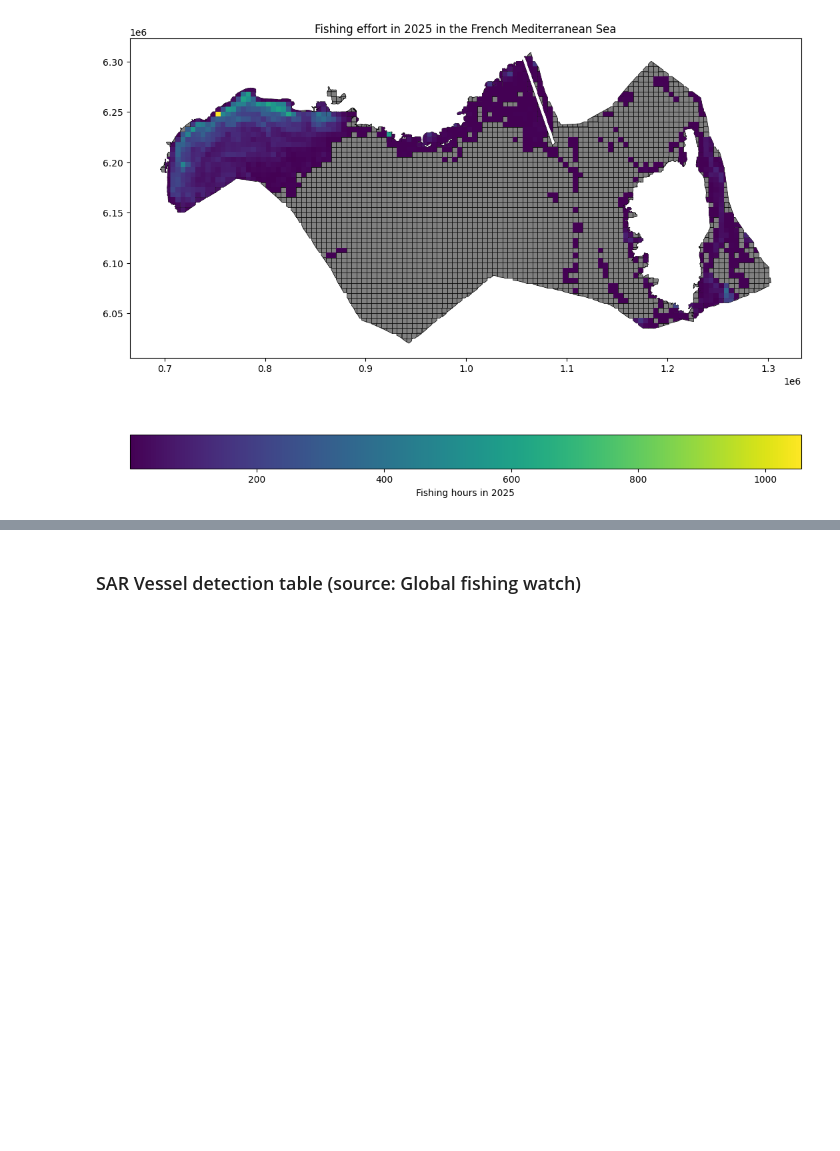
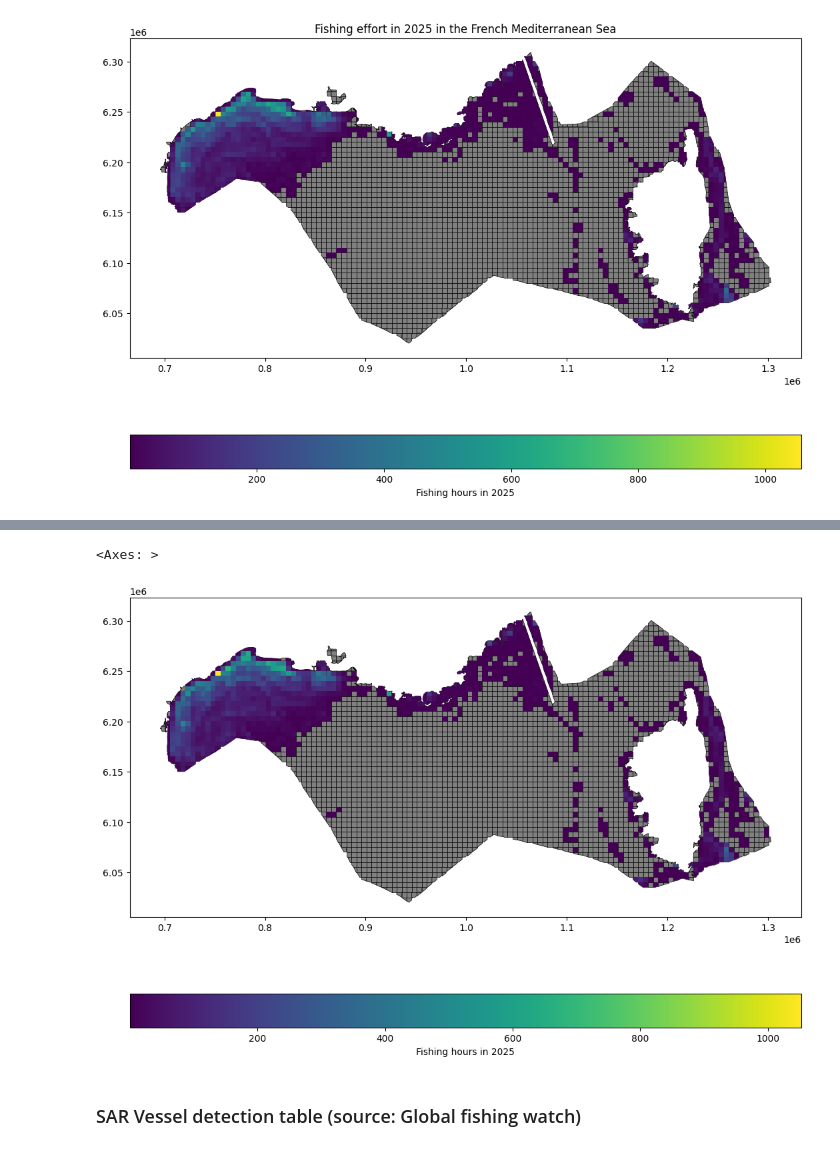
Before and after one commit to augustinlafond/marine-praxis, a Jupyter notebook: notebooks/create_grid.ipynb, the cells around one changed output, grey strips where cells are left out. Cells and saved outputs as stored; diff of their text form; code cells hidden in the pictures; blank space fills up the shorter version.

```diff
--- a/notebooks/create_grid.ipynb
+++ b/notebooks/create_grid.ipynb
@@ -359,0 +380,48 @@ fishing_activity
+# %%
+# One hot encoding the column "vessel_type". We need to to this because we'll then agregate the data to higher spatial level
+
+vessel_types = pd.get_dummies(fishing_effort_detailed_api_output['gear_type'], prefix= "vessel_type")
+
+vessel_types.columns = vessel_types.columns.str.lower()
+
+vessel_types = vessel_types.astype(int)
+
+# Adding to the dataframe the one hot encoded columns
+fishing_effort_detailed_api_output.loc[:,vessel_types.columns] = vessel_types
+fishing_effort_detailed_api_output.drop(columns="gear_type",inplace = True)
+# %%
+###### Aggregating the data ######
+# Groupby data over gfw cells
+agg_dic = {col: "sum" for col in vessel_types.columns}
+agg_dic.update({
+    "length_m": "mean",
+    "tonnage_gt": "mean",
+    "hours": "sum",
+    "area_km2_gfw_cell": "first",
+    "geometry": "first"
+})
+
+fishing_effort_detailed_api_output = fishing_effort_detailed_api_output.groupby("gfw_cell_id", as_index = False).agg(agg_dic)
+fishing_effort_detailed_api_output = gpd.GeoDataFrame(fishing_effort_detailed_api_output, geometry="geometry", crs= 2154)
+
+# Overlay with the spatial grid to crop overlapping gfw cells
+fishing_effort_detailed_api_output = fishing_effort_detailed_api_output.overlay(grid, how='intersection')
+
+# Weighting of columns based on the ratio of GFW cell area before and after overlay
+fishing_effort_detailed_api_output["intersect_grid_ratio"] = round((fishing_effort_detailed_api_output.area/1e6)/fishing_effort_detailed_api_output["area_km2_gfw_cell"],4)
+
+df_to_weigth = fishing_effort_detailed_api_output.filter(regex="vessel_type_|hours", axis = 1)
+fishing_effort_detailed_api_output[df_to_weigth.columns] = df_to_weigth.mul(fishing_effort_detailed_api_output["intersect_grid_ratio"], axis = 0)
+
+# Groupby data over grid cells
+fishing_activity_detailed = grid.drop(columns=["area_km2"]).sjoin(fishing_effort_detailed_api_output.drop(columns=["gfw_cell_id", "area_km2_gfw_cell", "cell_id", "area_km2", "intersect_grid_ratio"]), how="left", predicate="contains")
+del agg_dic['area_km2_gfw_cell']
+fishing_activity_detailed = fishing_activity_detailed.drop(columns=["index_right"]).groupby("cell_id", as_index = False).agg(agg_dic)
+fishing_activity_detailed = gpd.GeoDataFrame(fishing_activity_detailed.replace(to_replace = 0, value = np.nan), geometry="geometry", crs = 2154)
+# %%
+# Plotting the data
+base = grid.plot(edgecolor="black", facecolor="grey", linewidth=0.5, figsize=(13,10))
+fishing_activity_detailed.plot("hours", ax = base, legend=True, legend_kwds={"label": "Fishing hours in 2025", "orientation": "horizontal"})
+# %% [output]
+<Axes: >
+[figure, added]
```
Also changed, not shown: parts of 37 cells of this notebook, 1 other file.
